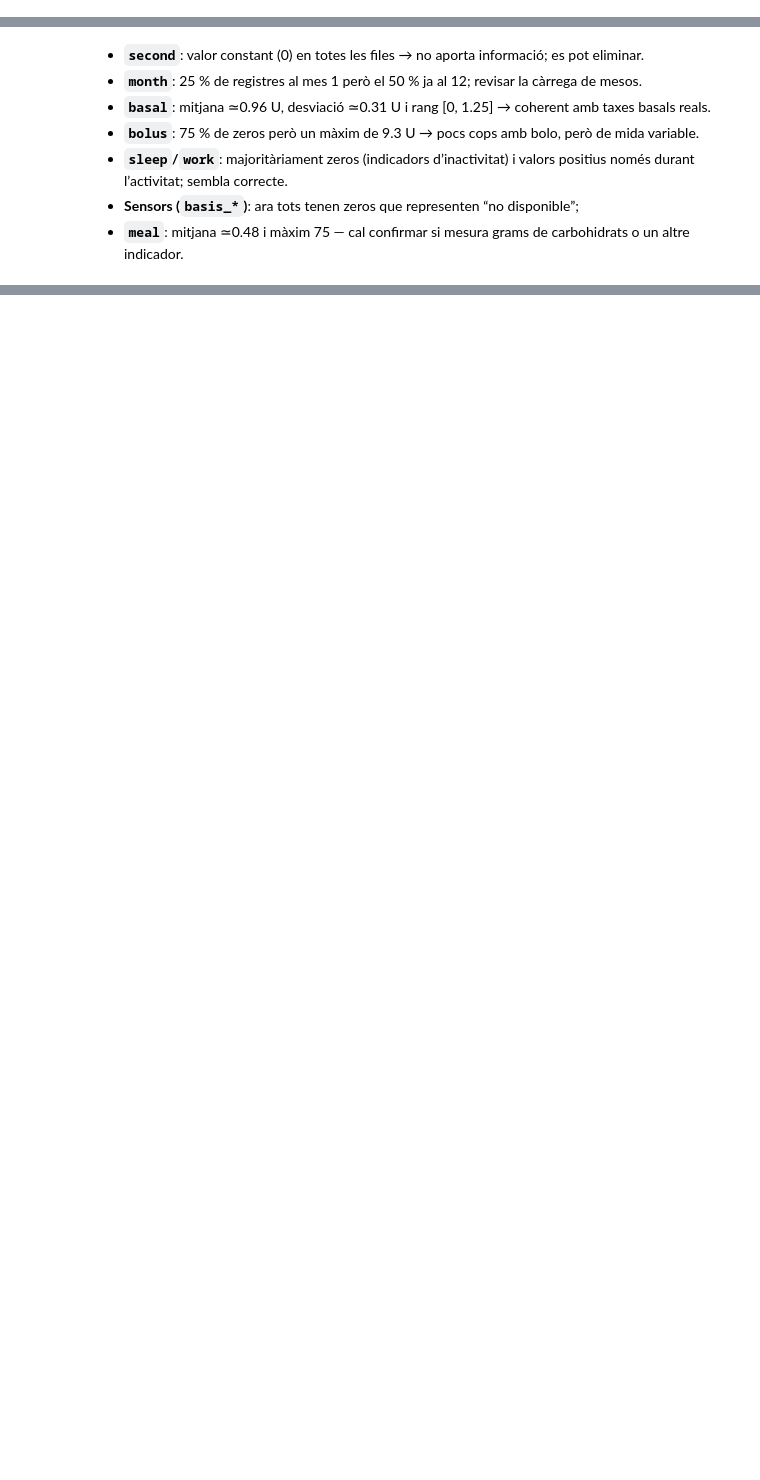
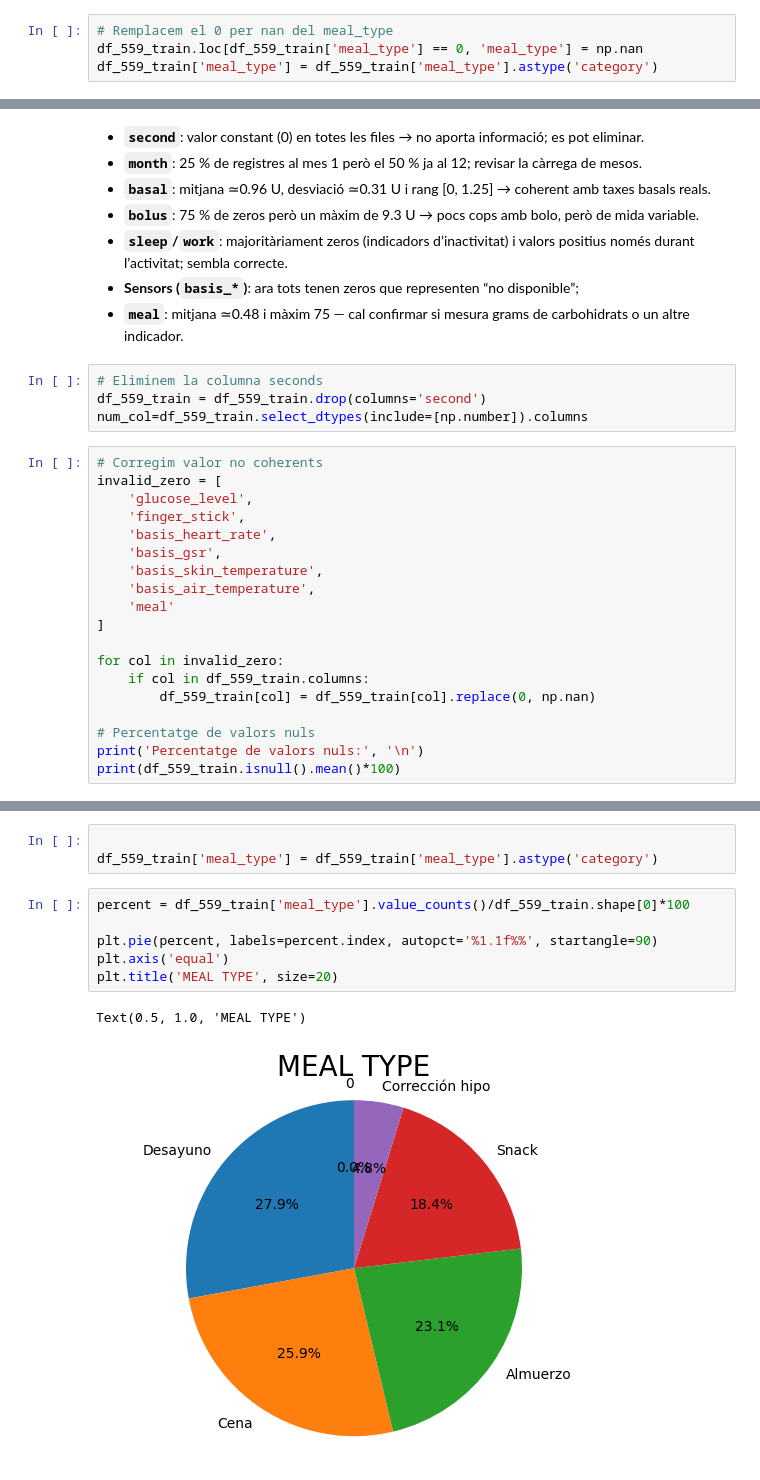
Before and after one commit to rogerduranlopez/TF-IA-GLUP24, a Jupyter notebook: notebooks/EDA_GLUP24.ipynb, the cells around one changed output, grey strips where cells are left out. Drawn from its saved outputs; the diff is of its cells as text; blank space fills up the shorter version.

```diff
--- a/notebooks/EDA_GLUP24.ipynb
+++ b/notebooks/EDA_GLUP24.ipynb
@@ -169,6 +173,10 @@ Almuerzo              34
 Snack                 27
 Corrección hipo        7
 Name: count, dtype: int64
+# %%
+# Remplacem el 0 per nan del meal_type
+df_559_train.loc[df_559_train['meal_type'] == 0, 'meal_type'] = np.nan
+df_559_train['meal_type'] = df_559_train['meal_type'].astype('category')
 # %%
 print('Estructura: ', df_559_train.shape)
 
@@ -207,3 +215,26 @@ df_559_train[num_col].describe()
 * **`sleep`/`work`**: majoritàriament zeros (indicadors d’inactivitat) i valors positius només durant l’activitat; sembla correcte.
 * **Sensors (`basis_*`)**: ara tots tenen zeros que representen “no disponible”;
 * **`meal`**: mitjana ≃0.48 i màxim 75 — cal confirmar si mesura grams de carbohidrats o un altre indicador.
+# %%
+# Eliminem la columna seconds
+df_559_train = df_559_train.drop(columns='second')
+num_col=df_559_train.select_dtypes(include=[np.number]).columns
+# %%
+# Corregim valor no coherents
+invalid_zero = [
+    'glucose_level',
+    'finger_stick',
+    'basis_heart_rate',
+    'basis_gsr',
+    'basis_skin_temperature',
+    'basis_air_temperature',
+    'meal'
+]
+
+for col in invalid_zero:
+    if col in df_559_train.columns:
+        df_559_train[col] = df_559_train[col].replace(0, np.nan)
+
+# Percentatge de valors nuls
+print('Percentatge de valors nuls:', '\n')
+print(df_559_train.isnull().mean()*100)
@@ -222,0 +298,12 @@ plt.show()
+# %%
+
+df_559_train['meal_type'] = df_559_train['meal_type'].astype('category')
+# %%
+percent = df_559_train['meal_type'].value_counts()/df_559_train.shape[0]*100
+
+plt.pie(percent, labels=percent.index, autopct='%1.1f%%', startangle=90)
+plt.axis('equal')
+plt.title('MEAL TYPE', size=20)
+# %% [output]
+Text(0.5, 1.0, 'MEAL TYPE')
+[figure, added]
```
Also changed, not shown: parts of 12 cells of this notebook, 1 other file.
